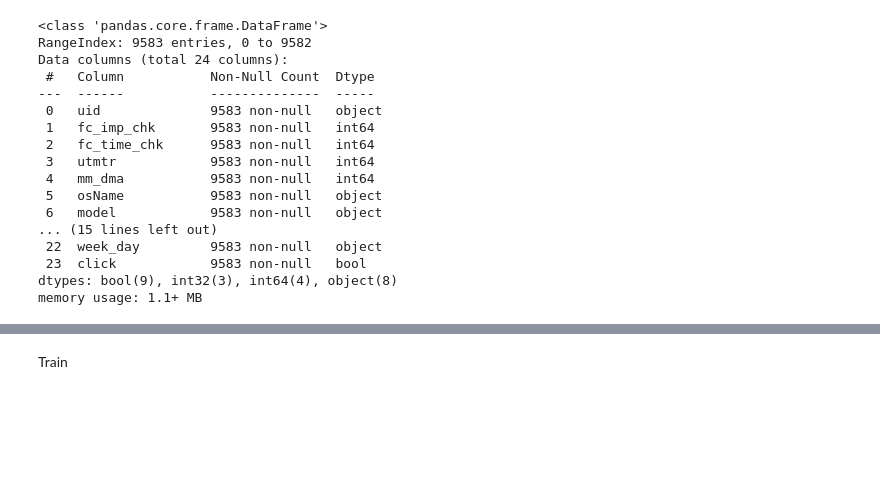
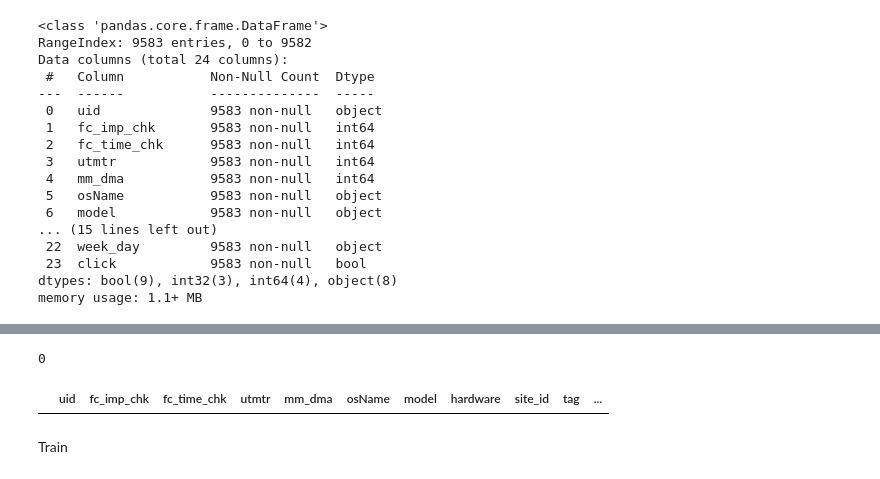
Before and after one commit to victoria-lokteva/LLM-test-task, a Jupyter notebook: ctr.ipynb, the cells around one changed output, grey strips where cells are left out. Saved outputs shown, nothing was run; the diff lists cells and outputs as text; code cells hidden in the pictures; blank space fills up the shorter version.

```diff
--- a/ctr.ipynb
+++ b/ctr.ipynb
@@ -53,4 +67,12 @@ year
 Name: count, dtype: int64
+# %%
+data['mm_dma'].min()
+# %% [output]
+0
+# %%
+data[data['mm_dma'] == -1]
+# %% [output]
+|  | uid | fc_imp_chk | fc_time_chk | utmtr | mm_dma | osName | model | hardware | site_id | tag | ... |
 # %%
 # model
 # %% [markdown]
```
Also changed, not shown: parts of 13 cells of this notebook, 3 other files.
